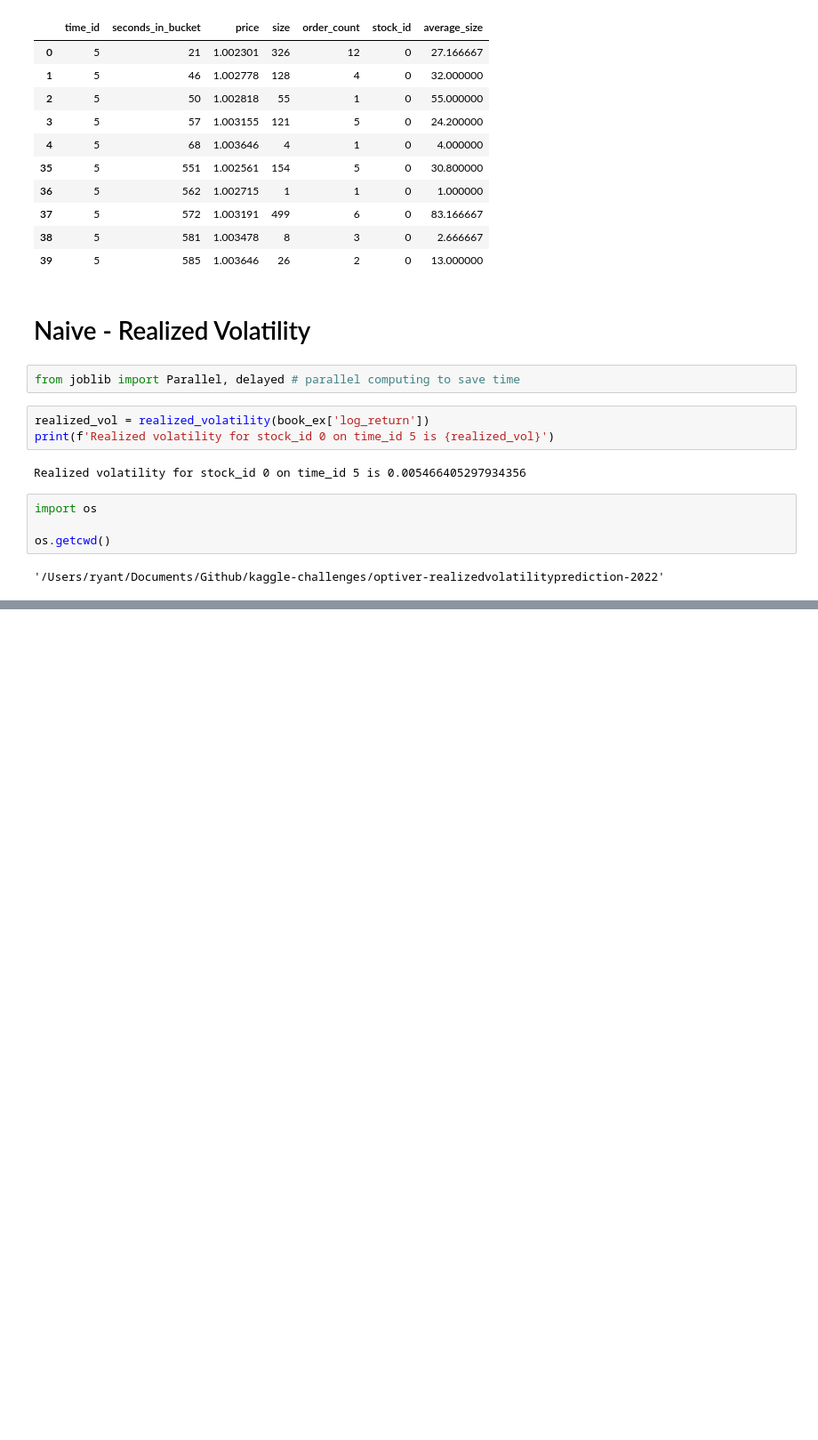
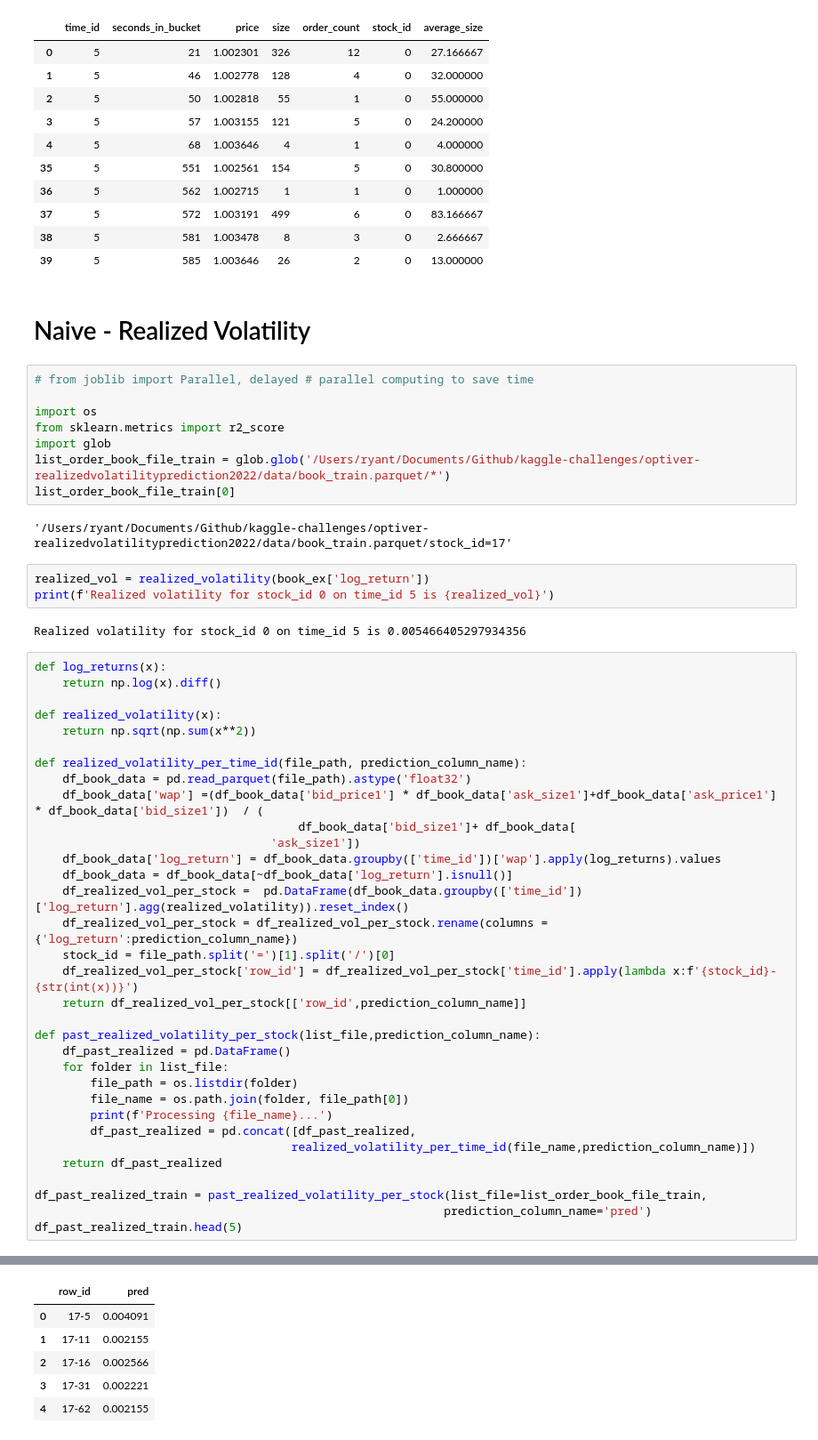
Before and after one commit to ryantjx/kaggle, a Jupyter notebook: optiver-realizedvolatilityprediction2022/dataexploration.ipynb, the cells around one changed output, grey strips where cells are left out. Shown at 89% size. Drawn from its saved outputs; the diff is of its cells as text; blank space fills up the shorter version.

Commit message:
update optiver working repositories

```diff
--- a/optiver-realizedvolatilityprediction-2022/1_dataexploration.ipynb
+++ b/optiver-realizedvolatilityprediction2022/dataexploration.ipynb
@@ -214,15 +217,51 @@ pd.concat([trade_ex.head(5), trade_ex.tail(5)])
 # %% [markdown]
 # Naive - Realized Volatility
 # %%
-from joblib import Parallel, delayed # parallel computing to save time
+# from joblib import Parallel, delayed # parallel computing to save time
+
+import os
+from sklearn.metrics import r2_score
+import glob
+list_order_book_file_train = glob.glob('/Users/ryant/Documents/Github/kaggle-challenges/optiver-realizedvolatilityprediction2022/data/book_train.parquet/*')
+list_order_book_file_train[0]
+# %% [output]
+'/Users/ryant/Documents/Github/kaggle-challenges/optiver-realizedvolatilityprediction2022/data/book_train.parquet/stock_id=17'
-# %%
-realized_vol = realized_volatility(book_ex['log_return'])
-print(f'Realized volatility for stock_id 0 on time_id 5 is {realized_vol}')
-# %% [output]
-Realized volatility for stock_id 0 on time_id 5 is 0.005466405297934356
-# %%
-import os
-
-os.getcwd()
-# %% [output]
-'/Users/ryant/Documents/Github/kaggle-challenges/optiver-realizedvolatilityprediction-2022'
+# %%
+realized_vol = realized_volatility(book_ex['log_return'])
+print(f'Realized volatility for stock_id 0 on time_id 5 is {realized_vol}')
+# %% [output]
+Realized volatility for stock_id 0 on time_id 5 is 0.005466405297934356
+# %%
+def log_returns(x):
+    return np.log(x).diff()
+
+def realized_volatility(x):
+    return np.sqrt(np.sum(x**2))
+
+def realized_volatility_per_time_id(file_path, prediction_column_name):
+    df_book_data = pd.read_parquet(file_path).astype('float32')
+    df_book_data['wap'] =(df_book_data['bid_price1'] * df_book_data['ask_size1']+df_book_data['ask_price1'] * df_book_data['bid_size1'])  / (
+                                      df_book_data['bid_size1']+ df_book_data[
+                                  'ask_size1'])
+    df_book_data['log_return'] = df_book_data.groupby(['time_id'])['wap'].apply(log_returns).values
+    df_book_data = df_book_data[~df_book_data['log_return'].isnull()]
+    df_realized_vol_per_stock =  pd.DataFrame(df_book_data.groupby(['time_id'])['log_return'].agg(realized_volatility)).reset_index()
+    df_realized_vol_per_stock = df_realized_vol_per_stock.rename(columns = {'log_return':prediction_column_name})
+    stock_id = file_path.split('=')[1].split('/')[0]
+    df_realized_vol_per_stock['row_id'] = df_realized_vol_per_stock['time_id'].apply(lambda x:f'{stock_id}-{str(int(x))}')
+    return df_realized_vol_per_stock[['row_id',prediction_column_name]]
+
+def past_realized_volatility_per_stock(list_file,prediction_column_name):
+    df_past_realized = pd.DataFrame()
+    for folder in list_file:
+        file_path = os.listdir(folder)
+        file_name = os.path.join(folder, file_path[0])
+        print(f'Processing {file_name}...')
+        df_past_realized = pd.concat([df_past_realized,
+                                     realized_volatility_per_time_id(file_name,prediction_column_name)])
+    return df_past_realized
+
+df_past_realized_train = past_realized_volatility_per_stock(list_file=list_order_book_file_train,
+                                                           prediction_column_name='pred')
+df_past_realized_train.head(5)
+# %% [output]
@@ -228,0 +285,6 @@ os.getcwd()
+|  | row_id | pred |
+| 0 | 17-5 | 0.004091 |
+| 1 | 17-11 | 0.002155 |
+| 2 | 17-16 | 0.002566 |
+| 3 | 17-31 | 0.002221 |
+| 4 | 17-62 | 0.002155 |
```
Also changed, not shown: parts of 9 cells of this notebook, 8 other files.
